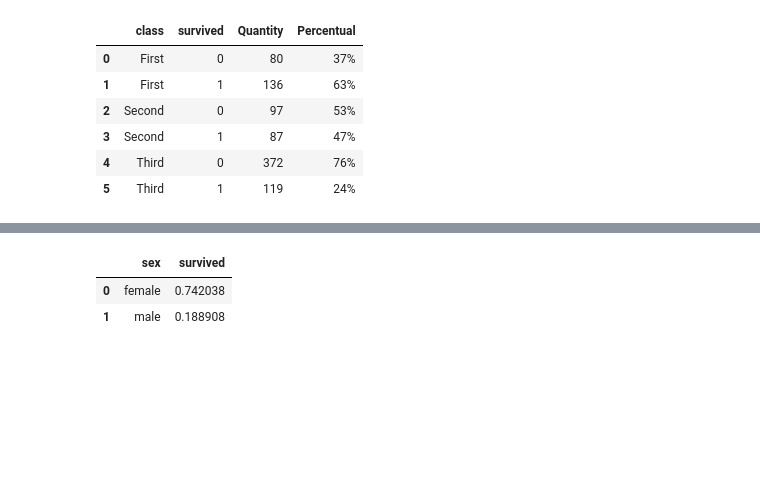
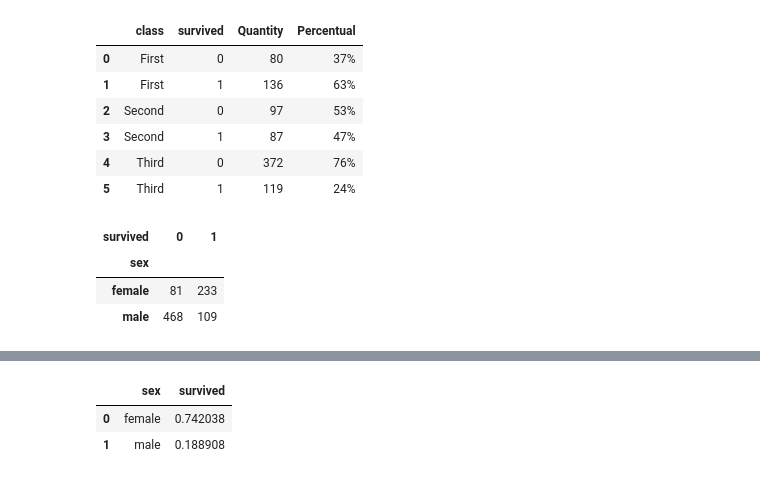
Before and after one commit to mariliafcborba/Titanic, a Jupyter notebook: Titanic.ipynb, the cells around one changed output, grey strips where cells are left out. Saved outputs shown, nothing was run; the diff lists cells and outputs as text; code cells hidden in the pictures; blank space fills up the shorter version.

```diff
--- a/Titanic.ipynb
+++ b/Titanic.ipynb
@@ -215,3 +225,12 @@ tt
 | 3 | Second | 1 | 87 | 47% |
 | 4 | Third | 0 | 372 | 76% |
 | 5 | Third | 1 | 119 | 24% |
+# %%
+# Número de sobreviventes por sexo
+# 0 - not survived    1 - survived
+pd.crosstab(df['sex'],df['survived'])
+# %% [output]
+| survived | 0 | 1 |
+| sex |  |  |
+| female | 81 | 233 |
+| male | 468 | 109 |
```
Also changed, not shown: parts of 8 cells of this notebook.
